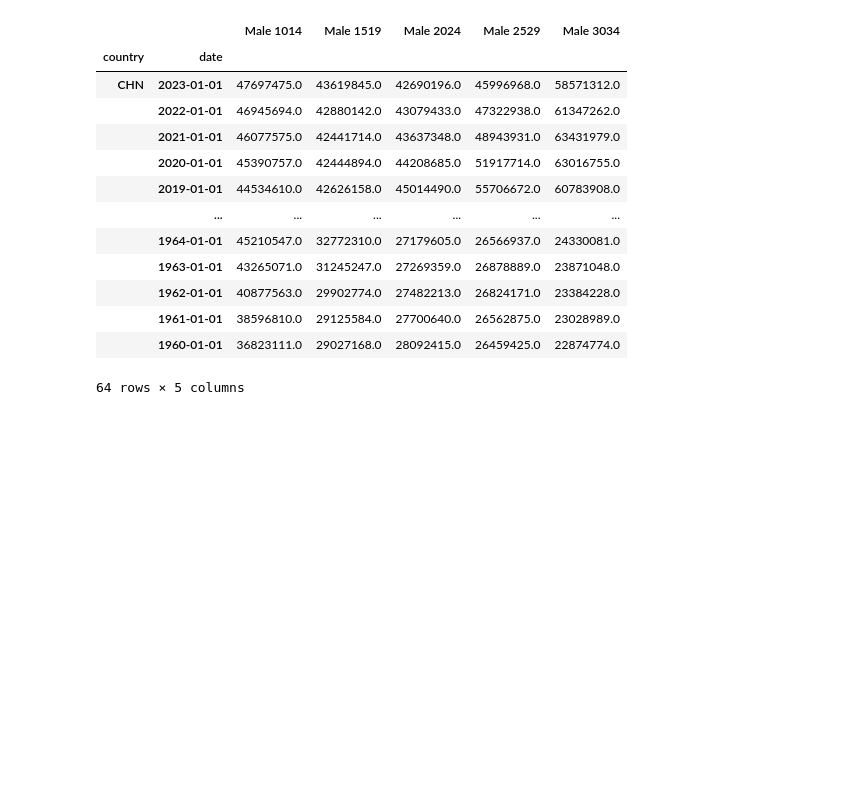
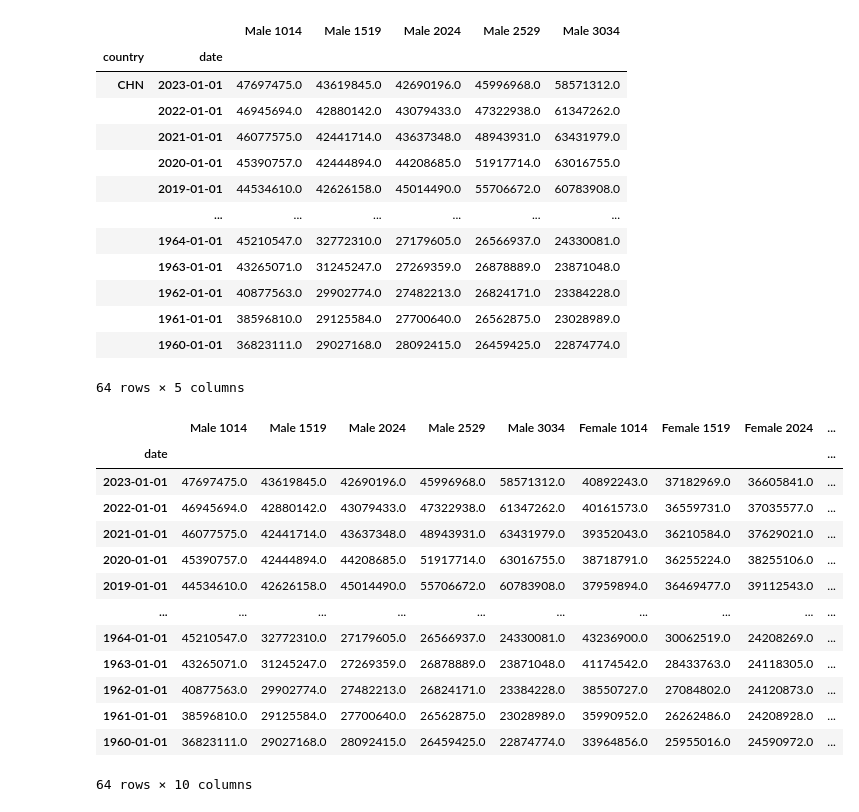
Before and after one commit to allisonpvn/ENVECON153_Proj1, a Jupyter notebook: Code.ipynb, the cells around one changed output. Saved outputs shown, nothing was run; the diff lists cells and outputs as text; code cells hidden in the pictures; blank space fills up the shorter version.

Commit message:
Merge Dataframes

```diff
--- a/Code.ipynb
+++ b/Code.ipynb
@@ -116,6 +122,10 @@ dtype: float64
 # %%
 def population_data_frames(year, sex, age_range, place):
     lower, upper = age_range[0], age_range[1]
+    assert upper >= lower, "Invalid date range!" #Part of Deliverable 2
+    assert sex in ["Male", "Female", "Both"], "Invalid sex Please use one of the following: Male, Female, Both"
+    if sex == "Both":
+        return population_data_frames(year,"Male",age_range,place).merge(population_data_frames(year,"Female",age_range,place), on="date")
     if upper > 80:
         upper = 'UP'
     if upper == lower + 4:
@@ -148,3 +158,20 @@ population_data_frames(1990, 'Male', (10,33), 'CHN')
 |  | 1961-01-01 | 38596810.0 | 29125584.0 | 27700640.0 | 26562875.0 | 23028989.0 |
 |  | 1960-01-01 | 36823111.0 | 29027168.0 | 28092415.0 | 26459425.0 | 22874774.0 |
 64 rows × 5 columns
+# %%
+population_data_frames(1990, 'Both', (10,33), 'CHN')
+# %% [output]
+|  | Male 1014 | Male 1519 | Male 2024 | Male 2529 | Male 3034 | Female 1014 | Female 1519 | Female 2024 | ... |
+| date |  |  |  |  |  |  |  |  | ... |
+| 2023-01-01 | 47697475.0 | 43619845.0 | 42690196.0 | 45996968.0 | 58571312.0 | 40892243.0 | 37182969.0 | 36605841.0 | ... |
+| 2022-01-01 | 46945694.0 | 42880142.0 | 43079433.0 | 47322938.0 | 61347262.0 | 40161573.0 | 36559731.0 | 37035577.0 | ... |
+| 2021-01-01 | 46077575.0 | 42441714.0 | 43637348.0 | 48943931.0 | 63431979.0 | 39352043.0 | 36210584.0 | 37629021.0 | ... |
+| 2020-01-01 | 45390757.0 | 42444894.0 | 44208685.0 | 51917714.0 | 63016755.0 | 38718791.0 | 36255224.0 | 38255106.0 | ... |
+| 2019-01-01 | 44534610.0 | 42626158.0 | 45014490.0 | 55706672.0 | 60783908.0 | 37959894.0 | 36469477.0 | 39112543.0 | ... |
+| ... | ... | ... | ... | ... | ... | ... | ... | ... | ... |
+| 1964-01-01 | 45210547.0 | 32772310.0 | 27179605.0 | 26566937.0 | 24330081.0 | 43236900.0 | 30062519.0 | 24208269.0 | ... |
+| 1963-01-01 | 43265071.0 | 31245247.0 | 27269359.0 | 26878889.0 | 23871048.0 | 41174542.0 | 28433763.0 | 24118305.0 | ... |
+| 1962-01-01 | 40877563.0 | 29902774.0 | 27482213.0 | 26824171.0 | 23384228.0 | 38550727.0 | 27084802.0 | 24120873.0 | ... |
+| 1961-01-01 | 38596810.0 | 29125584.0 | 27700640.0 | 26562875.0 | 23028989.0 | 35990952.0 | 26262486.0 | 24208928.0 | ... |
+| 1960-01-01 | 36823111.0 | 29027168.0 | 28092415.0 | 26459425.0 | 22874774.0 | 33964856.0 | 25955016.0 | 24590972.0 | ... |
+64 rows × 10 columns
```
Also changed, not shown: parts of 5 cells of this notebook.
